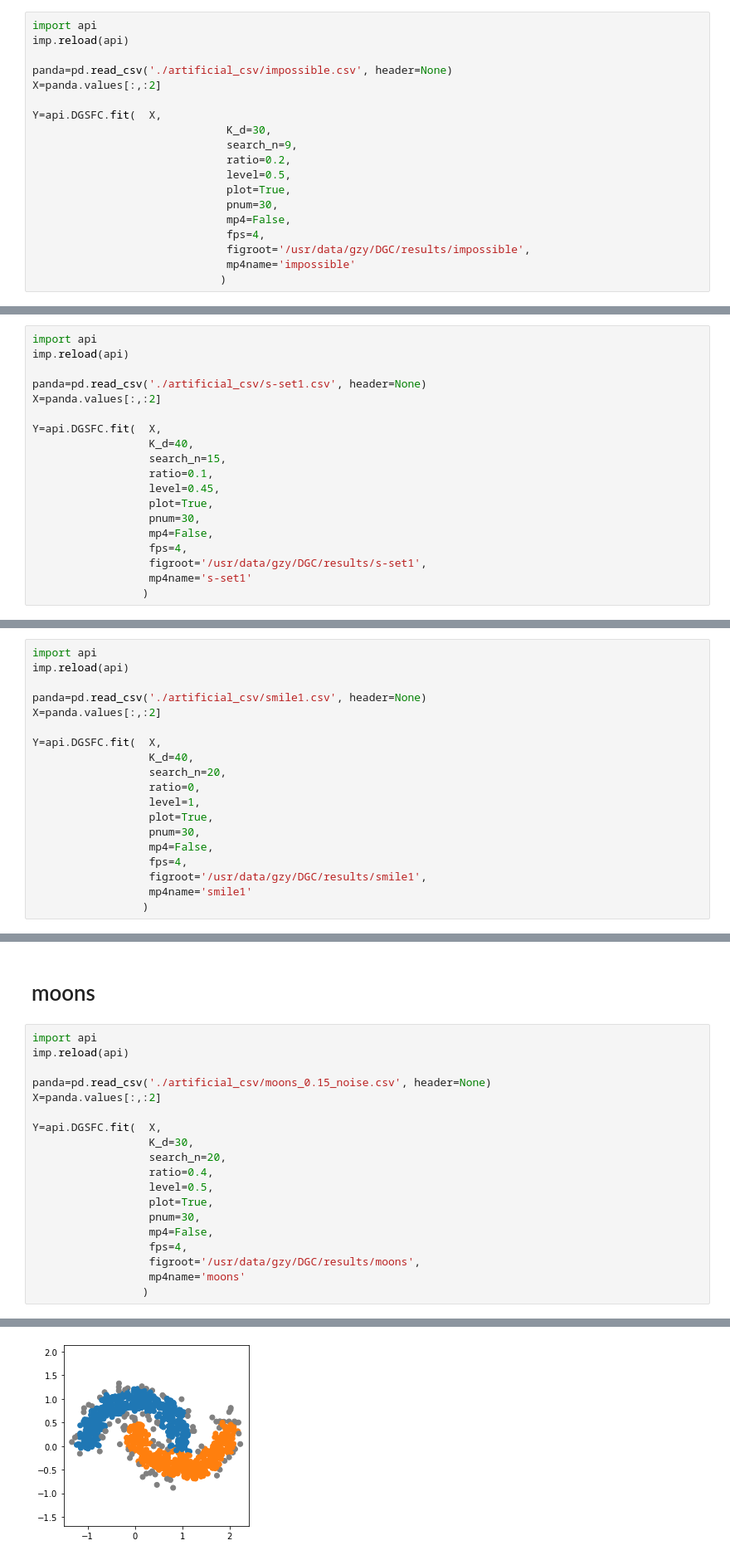
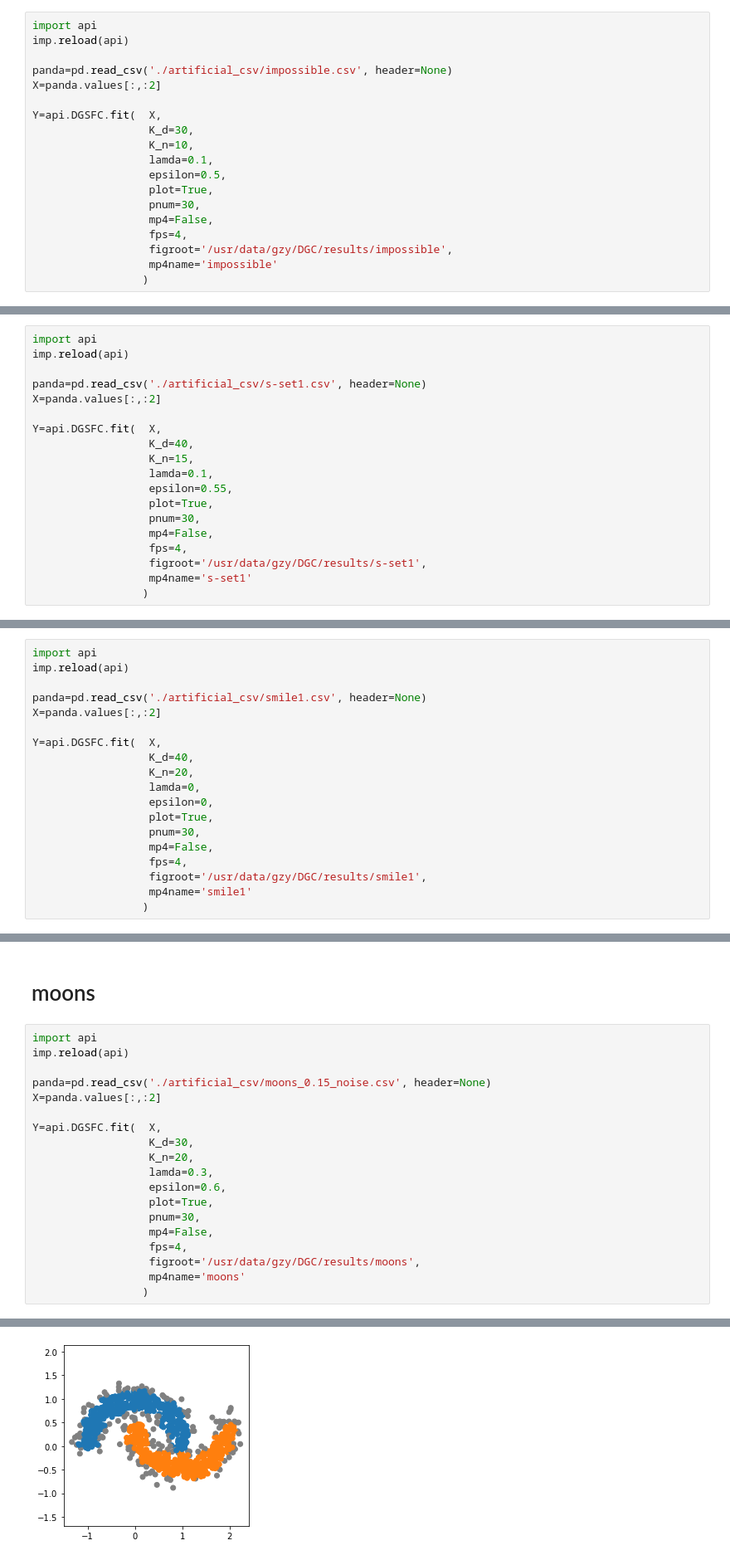
Before and after one commit to gaozhangyang/GIT, a Jupyter notebook: ex1_toy/experiments.ipynb, the cells around one changed output, grey strips where cells are left out. Shown at 83% size. Cells and saved outputs as stored; diff of their text form.

```diff
--- a/ex1_toy/experiments.ipynb
+++ b/ex1_toy/experiments.ipynb
@@ -144,15 +143,15 @@ panda=pd.read_csv('./artificial_csv/impossible.csv', header=None)
 X=panda.values[:,:2]
 
 Y=api.DGSFC.fit(  X,
-                              K_d=30,
-                              search_n=9,
-                              ratio=0.2,
-                              level=0.5,
-                              plot=True,
-                              pnum=30,
-                              mp4=False,
-                              fps=4,
-                              figroot='/usr/data/gzy/DGC/results/impossible',
-                              mp4name='impossible'
-                             )
+                  K_d=30,
+                  K_n=10,
+                  lamda=0.1,
+                  epsilon=0.5,
+                  plot=True,
+                  pnum=30,
+                  mp4=False,
+                  fps=4,
+                  figroot='/usr/data/gzy/DGC/results/impossible',
+                  mp4name='impossible'
+                 )
 # %% [output]
@@ -172,9 +172,9 @@ X=panda.values[:,:2]
 
 Y=api.DGSFC.fit(  X,
                   K_d=40,
-                  search_n=15,
-                  ratio=0.1,
-                  level=0.45,
+                  K_n=15,
+                  lamda=0.1,
+                  epsilon=0.55,
                   plot=True,
                   pnum=30,
                   mp4=False,
@@ -199,9 +200,9 @@ X=panda.values[:,:2]
 
 Y=api.DGSFC.fit(  X,
                   K_d=40,
-                  search_n=20,
-                  ratio=0,
-                  level=1,
+                  K_n=20,
+                  lamda=0,
+                  epsilon=0,
                   plot=True,
                   pnum=30,
                   mp4=False,
@@ -226,9 +227,9 @@ X=panda.values[:,:2]
 
 Y=api.DGSFC.fit(  X,
                   K_d=30,
-                  search_n=20,
-                  ratio=0.4,
-                  level=0.5,
+                  K_n=20,
+                  lamda=0.3,
+                  epsilon=0.6,
                   plot=True,
                   pnum=30,
                   mp4=False,
@@ -243,5 +244,5 @@ Y=api.DGSFC.fit(  X,
 [figure]
-[figure, old version]
+[figure, new version]
 # %% [markdown]
 # 其他方法
 
```
Also changed, not shown: parts of 9 cells of this notebook, 9 other files.
